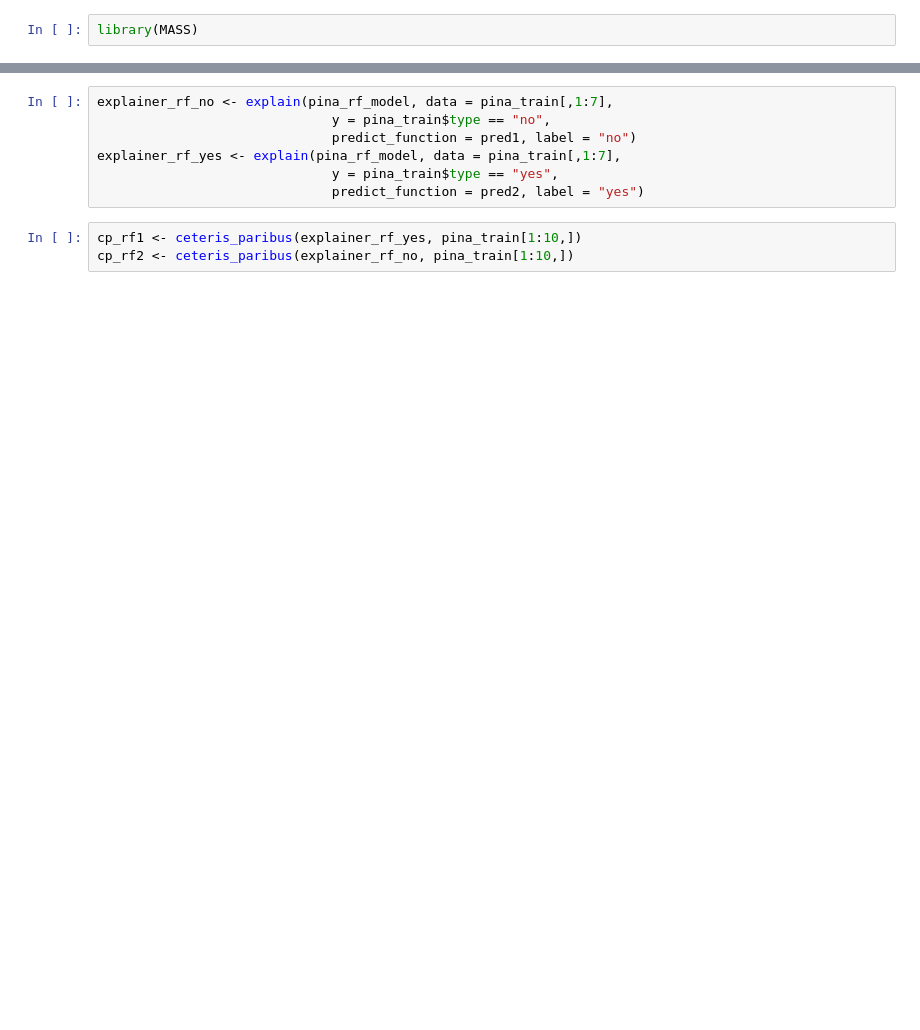
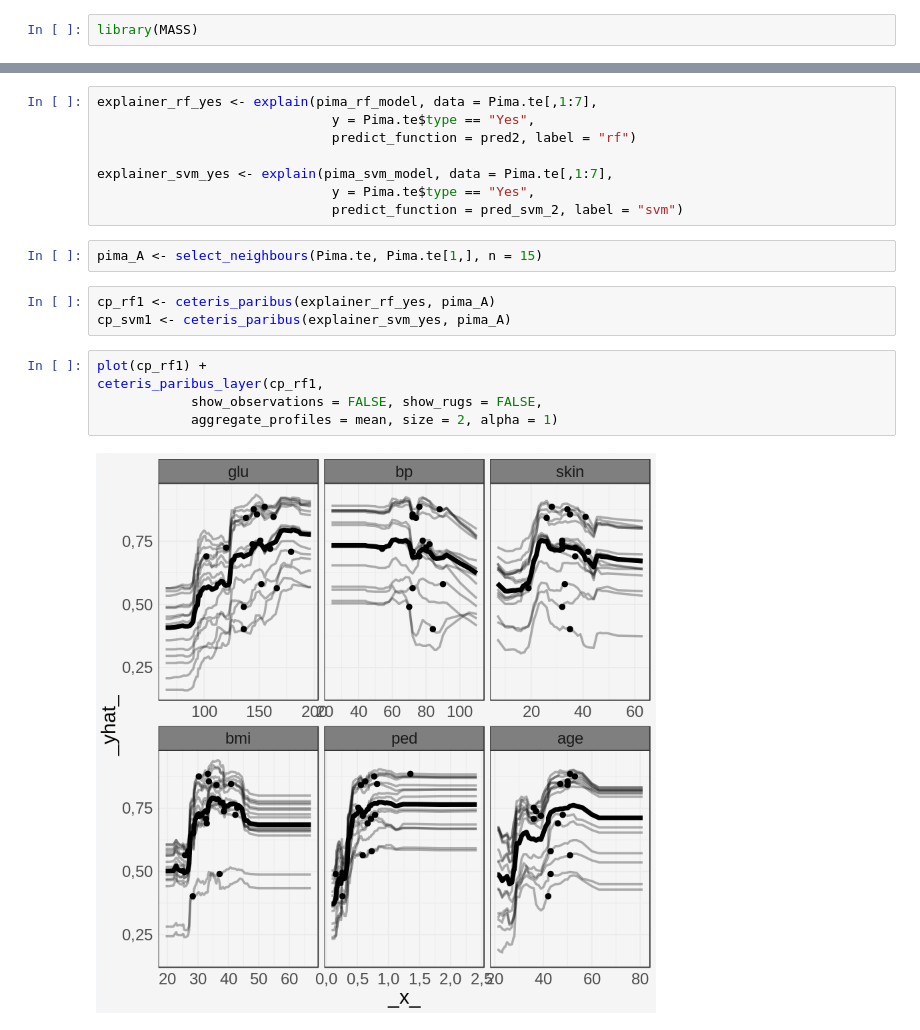
Before and after one commit to pbiecek/ceterisParibus, a Jupyter notebook: jupyter-notebooks/pima.ipynb, the cells around one changed output, grey strips where cells are left out. Drawn from its saved outputs; the diff is of its cells as text; blank space fills up the shorter version.

```diff
--- a/jupyter-notebooks/pima.ipynb
+++ b/jupyter-notebooks/pima.ipynb
@@ -45,10 +82,20 @@ pred2 <- function(m, x)   predict(m, x, type = "prob")[,2]
 # %%
-explainer_rf_no <- explain(pina_rf_model, data = pina_train[,1:7],
-                              y = pina_train$type == "no",
-                              predict_function = pred1, label = "no")
-explainer_rf_yes <- explain(pina_rf_model, data = pina_train[,1:7],
-                              y = pina_train$type == "yes",
-                              predict_function = pred2, label = "yes")
+explainer_rf_yes <- explain(pima_rf_model, data = Pima.te[,1:7],
+                              y = Pima.te$type == "Yes",
+                              predict_function = pred2, label = "rf")
+
+explainer_svm_yes <- explain(pima_svm_model, data = Pima.te[,1:7],
+                              y = Pima.te$type == "Yes",
+                              predict_function = pred_svm_2, label = "svm")
-# %%
-cp_rf1 <- ceteris_paribus(explainer_rf_yes, pina_train[1:10,])
-cp_rf2 <- ceteris_paribus(explainer_rf_no, pina_train[1:10,])
+# %%
+pima_A <- select_neighbours(Pima.te, Pima.te[1,], n = 15)
+# %%
+cp_rf1 <- ceteris_paribus(explainer_rf_yes, pima_A)
+cp_svm1 <- ceteris_paribus(explainer_svm_yes, pima_A)
+# %%
+plot(cp_rf1) +
+ceteris_paribus_layer(cp_rf1,
+            show_observations = FALSE, show_rugs = FALSE,
+            aggregate_profiles = mean, size = 2, alpha = 1)
+# %% [output]
+[figure, added]
```
Also changed, not shown: parts of 28 cells of this notebook, 1 other file.
